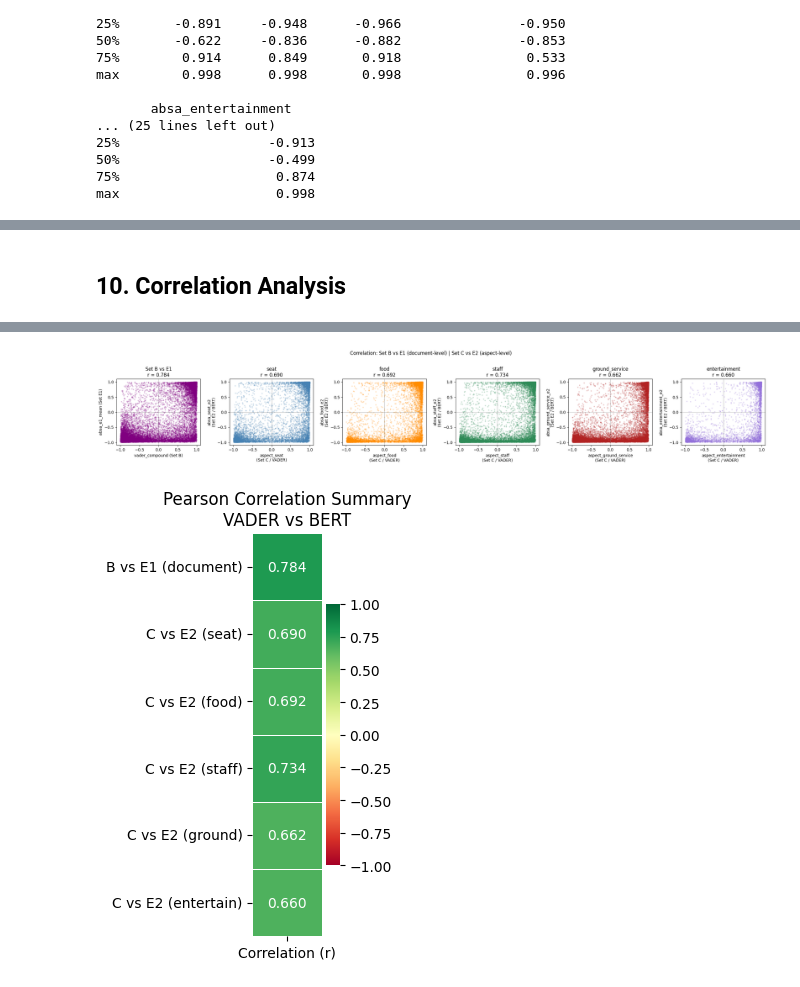
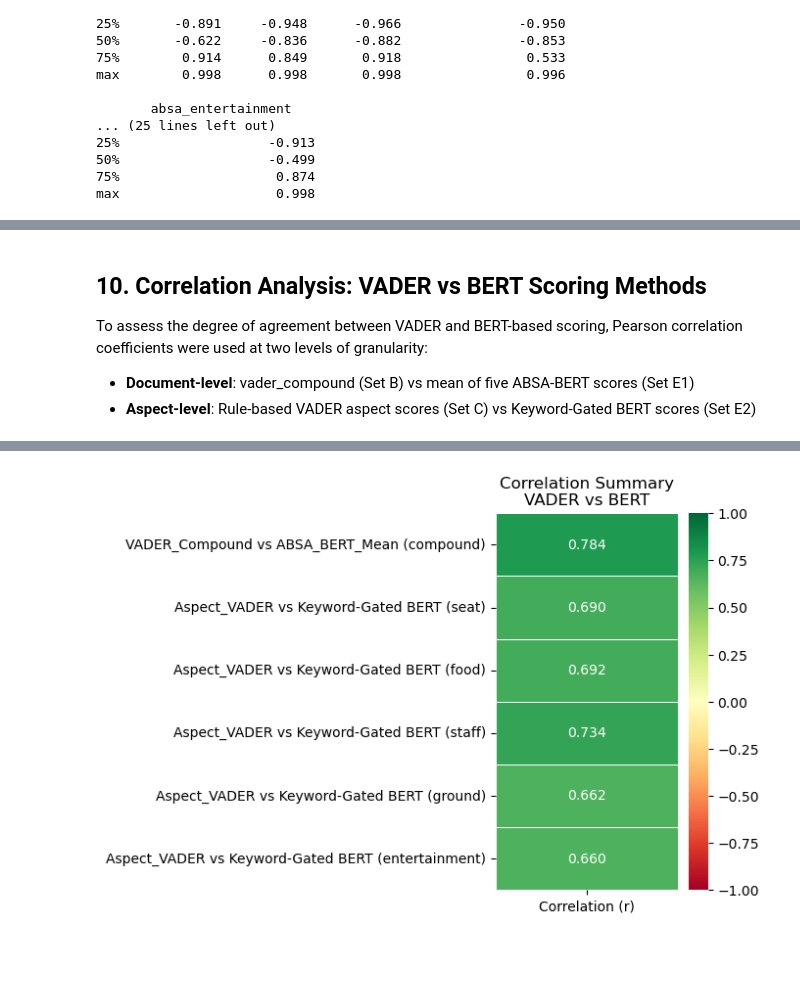
Before and after one commit to MonicaJang/Airline-Review-Sentiment-Classifier, a Jupyter notebook: 2_src/05_absa_bert.ipynb, the cells around one changed output, grey strips where cells are left out. Drawn from its saved outputs; the diff is of its cells as text; code cells hidden in the pictures; blank space fills up the shorter version.

Commit message:
Correlation Analysis Added

```diff
--- a/2_src/05_absa_bert.ipynb
+++ b/2_src/05_absa_bert.ipynb
@@ -361,3 +359,12 @@ dtypes: bool(1), float64(26), int64(3), object(6)
 memory usage: 6.2+ MB
 # %% [markdown]
 ## **9. Output Validation**
+# %%
+import pandas as pd
+
+df_done = pd.read_csv("../1_data/processed/05_absa_bert_scores.csv")
+
+e1_cols = ['absa_seat', 'absa_food', 'absa_staff', 'absa_ground_service', 'absa_entertainment']
+e2_cols = ['absa_seat_e2', 'absa_food_e2', 'absa_staff_e2', 'absa_ground_service_e2', 'absa_entertainment_e2']
+
+print(f"Loaded: {df_done.shape}")
@@ -496,71 +447,37 @@ Set E2는 명시적으로 언급된 aspect에만 점수를 산출함으로써
 # %% [markdown]
-## **10. Correlation Analysis**
+## **10. Correlation Analysis: VADER vs BERT Scoring Methods**
+
+To assess the degree of agreement between VADER and BERT-based scoring, Pearson correlation coefficients were used at two levels of granularity:
+- **Document-level**: vader_compound (Set B) vs mean of five ABSA-BERT scores (Set E1)
+- **Aspect-level**: Rule-based VADER aspect scores (Set C) vs Keyword-Gated BERT scores (Set E2)
 # %%
 import matplotlib.pyplot as plt
 import seaborn as sns
 import pandas as pd
 
-# ── 1. vader_compound vs absa_e1_mean ──
+# vader_compound vs absa_e1_mean (Compound; Single Scalar)
 df_done['absa_e1_mean'] = df_done[e1_cols].mean(axis=1)
 
 corr_b_e1 = df_done[['vader_compound', 'absa_e1_mean']].corr().iloc[0, 1]
-print(f"Set B vs E1 (document-level): r = {corr_b_e1:.3f}")
+print(f"VADER_Compound vs ABSA_BERT_Mean (Compound): r = {corr_b_e1:.3f}")
 
-# ── 2. Set C vs E2 aspect-level ──
+# rule-based vader vs absa_e2 (Aspect Level)
 aspects = ['seat', 'food', 'staff', 'ground_service', 'entertainment']
 corr_c_e2 = {}
 for asp in aspects:
     pair = df_done[[f'aspect_{asp}', f'absa_{asp}_e2']].dropna()
     corr_c_e2[asp] = pair.corr().iloc[0, 1]
-    print(f"Set C vs E2 ({asp:<20}): r = {corr_c_e2[asp]:.3f}")
+    print(f"Aspect_VADER vs Aspect_ABSA_BERT (Aspect Level) ({asp:<20}): r = {corr_c_e2[asp]:.3f}")
 
-# ────────────────────────────────────────
-# Scatter Plots
-# ────────────────────────────────────────
-fig, axes = plt.subplots(1, 6, figsize=(24, 4))
-
-# Plot 1 — Set B vs E1 (document-level)
-axes[0].scatter(
-    df_done['vader_compound'],
-    df_done['absa_e1_mean'],
-    alpha=0.2, s=5, color='purple'
-)
-axes[0].set_xlabel('vader_compound (Set B)')
-axes[0].set_ylabel('absa_e1_mean (Set E1)')
-axes[0].set_title(f'Set B vs E1\nr = {corr_b_e1:.3f}')
-axes[0].axhline(0, color='gray', linewidth=0.5)
-axes[0].axvline(0, color='gray', linewidth=0.5)
-
-# Plots 2-6 — Set C vs E2 (aspect-level)
-colors = ['steelblue', 'darkorange', 'seagreen', 'firebrick', 'mediumpurple']
-for j, (asp, color) in enumerate(zip(aspects, colors)):
-    pair = df_done[[f'aspect_{asp}', f'absa_{asp}_e2']].dropna()
-    axes[j+1].scatter(
-        pair[f'aspect_{asp}'],
-        pair[f'absa_{asp}_e2'],
-        alpha=0.2, s=5, color=color
-    )
-    axes[j+1].set_xlabel(f'aspect_{asp}\n(Set C / VADER)')
-    axes[j+1].set_ylabel(f'absa_{asp}_e2\n(Set E2 / BERT)')
-    axes[j+1].set_title(f'{asp}\nr = {corr_c_e2[asp]:.3f}')
-    axes[j+1].axhline(0, color='gray', linewidth=0.5)
-    axes[j+1].axvline(0, color='gray', linewidth=0.5)
-
-plt.suptitle('Correlation: Set B vs E1 (document-level) | Set C vs E2 (aspect-level)', y=1.02)
-plt.tight_layout()
-plt.show()
-
-# ────────────────────────────────────────
 # Heatmap
-# ────────────────────────────────────────
 corr_summary = pd.DataFrame({
     'Correlation (r)': {
-        'B vs E1 (document)' : corr_b_e1,
-        'C vs E2 (seat)'     : corr_c_e2['seat'],
-        'C vs E2 (food)'     : corr_c_e2['food'],
-        'C vs E2 (staff)'    : corr_c_e2['staff'],
-        'C vs E2 (ground)'   : corr_c_e2['ground_service'],
-        'C vs E2 (entertain)': corr_c_e2['entertainment'],
+        'VADER_Compound vs ABSA_BERT_Mean (compound)' : corr_b_e1,
+        'Aspect_VADER vs Keyword-Gated BERT (seat)' : corr_c_e2['seat'],
+        'Aspect_VADER vs Keyword-Gated BERT (food)' : corr_c_e2['food'],
+        'Aspect_VADER vs Keyword-Gated BERT (staff)' : corr_c_e2['staff'],
+        'Aspect_VADER vs Keyword-Gated BERT (ground)' : corr_c_e2['ground_service'],
+        'Aspect_VADER vs Keyword-Gated BERT (entertainment)': corr_c_e2['entertainment'],
     }
 })
 
@@ -571,7 +488,7 @@ sns.heatmap(
     cmap='RdYlGn', vmin=-1, vmax=1,
     linewidths=0.5, cbar=True
 )
-plt.title('Pearson Correlation Summary\nVADER vs BERT')
+plt.title('Correlation Summary\nVADER vs BERT')
 plt.tight_layout()
 plt.show()
 # %% [output]
@@ -584,2 +501 @@ Set C vs E2 (entertainment       ): r = 0.660
-[figure, old version]
+[figure, new version]
-[figure, removed]
```
Also changed, not shown: parts of 10 cells of this notebook.
